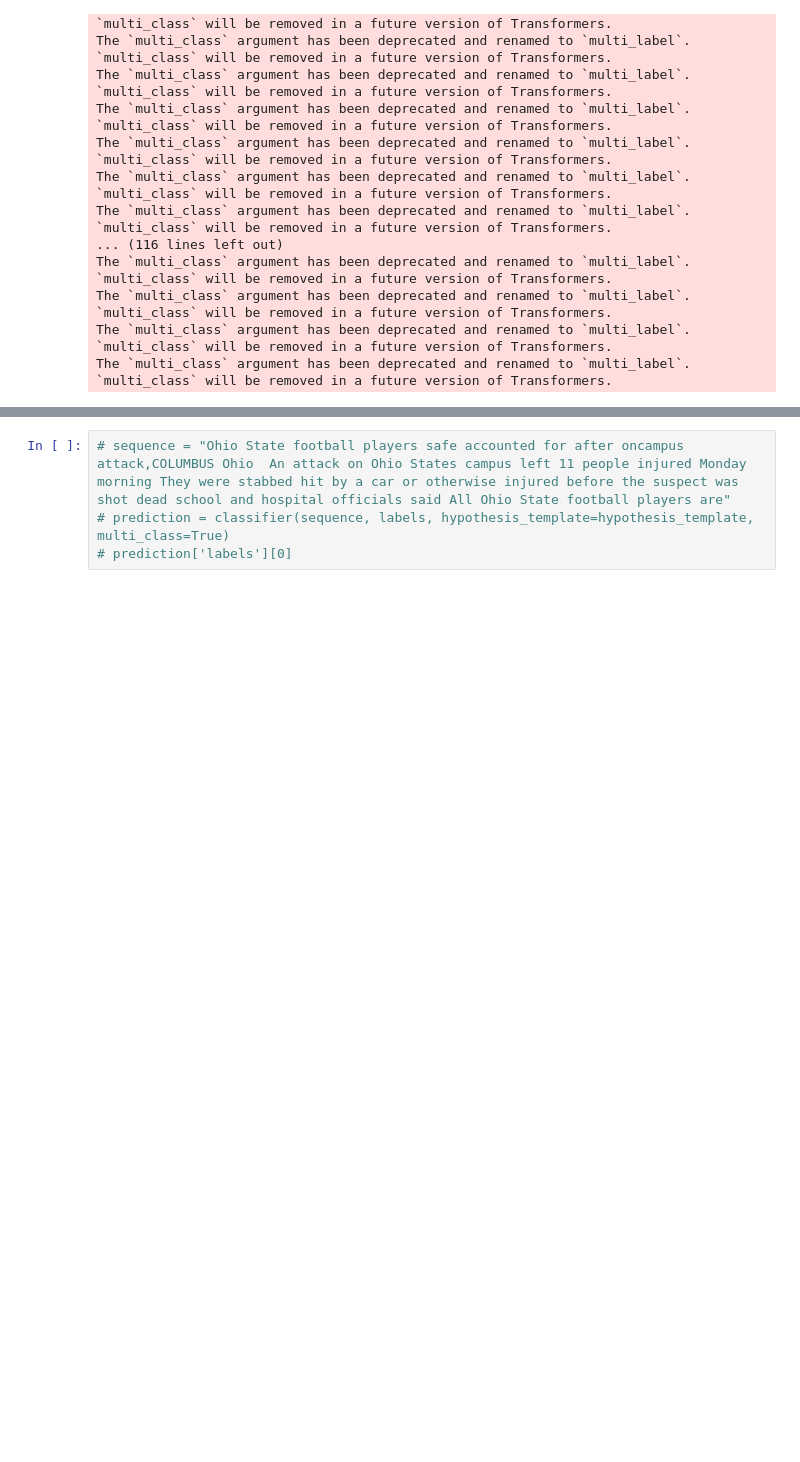
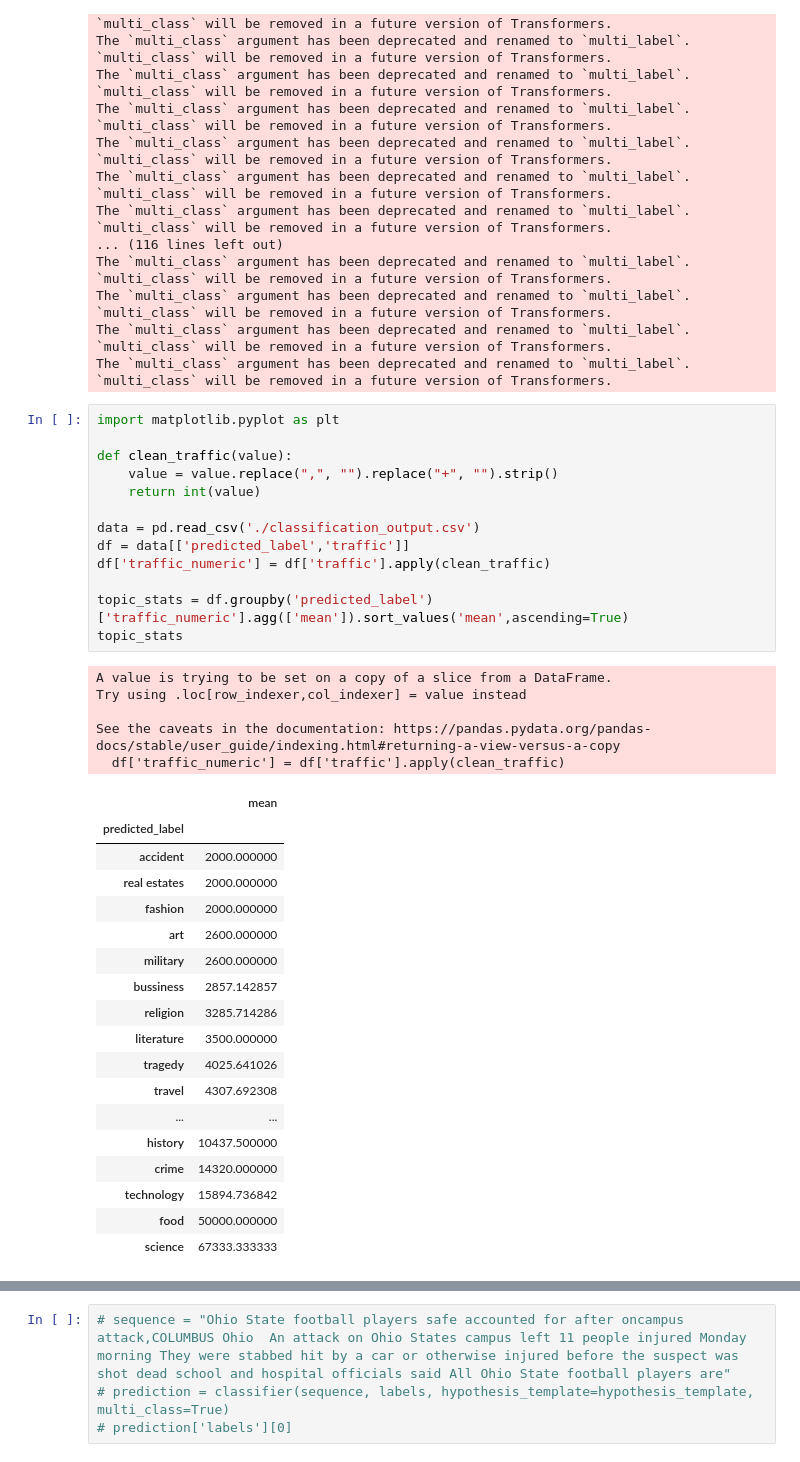
Before and after one commit to MohamedAlkurdi/Trends_prediction_model, a Jupyter notebook: Classification/Model.ipynb, the cells around one changed output, grey strips where cells are left out. Saved outputs shown, nothing was run; the diff lists cells and outputs as text; blank space fills up the shorter version.

```diff
--- a/Classification/Model.ipynb
+++ b/Classification/Model.ipynb
@@ -44,3 +44,40 @@ The `multi_class` argument has been deprecated and renamed to `multi_label`. `mu
 The `multi_class` argument has been deprecated and renamed to `multi_label`. `multi_class` will be removed in a future version of Transformers.
 The `multi_class` argument has been deprecated and renamed to `multi_label`. `multi_class` will be removed in a future version of Transformers.
 The `multi_class` argument has been deprecated and renamed to `multi_label`. `multi_class` will be removed in a future version of Transformers.
+# %%
+import matplotlib.pyplot as plt
+
+def clean_traffic(value):
+    value = value.replace(",", "").replace("+", "").strip()
+    return int(value)
+
+data = pd.read_csv('./classification_output.csv')
+df = data[['predicted_label','traffic']]
+df['traffic_numeric'] = df['traffic'].apply(clean_traffic)
+
+topic_stats = df.groupby('predicted_label')['traffic_numeric'].agg(['mean']).sort_values('mean',ascending=True)
+topic_stats
+# %% [output]
+A value is trying to be set on a copy of a slice from a DataFrame.
+Try using .loc[row_indexer,col_indexer] = value instead
+
+See the caveats in the documentation: https://pandas.pydata.org/pandas-docs/stable/user_guide/indexing.html#returning-a-view-versus-a-copy
+  df['traffic_numeric'] = df['traffic'].apply(clean_traffic)
+|  | mean |
+| predicted_label |  |
+| accident | 2000.000000 |
+| real estates | 2000.000000 |
+| fashion | 2000.000000 |
+| art | 2600.000000 |
+| military | 2600.000000 |
+| bussiness | 2857.142857 |
+| religion | 3285.714286 |
+| literature | 3500.000000 |
+| tragedy | 4025.641026 |
+| travel | 4307.692308 |
+| ... | ... |
+| history | 10437.500000 |
+| crime | 14320.000000 |
+| technology | 15894.736842 |
+| food | 50000.000000 |
+| science | 67333.333333 |
```
Also changed, not shown: parts of 1 cell of this notebook.
